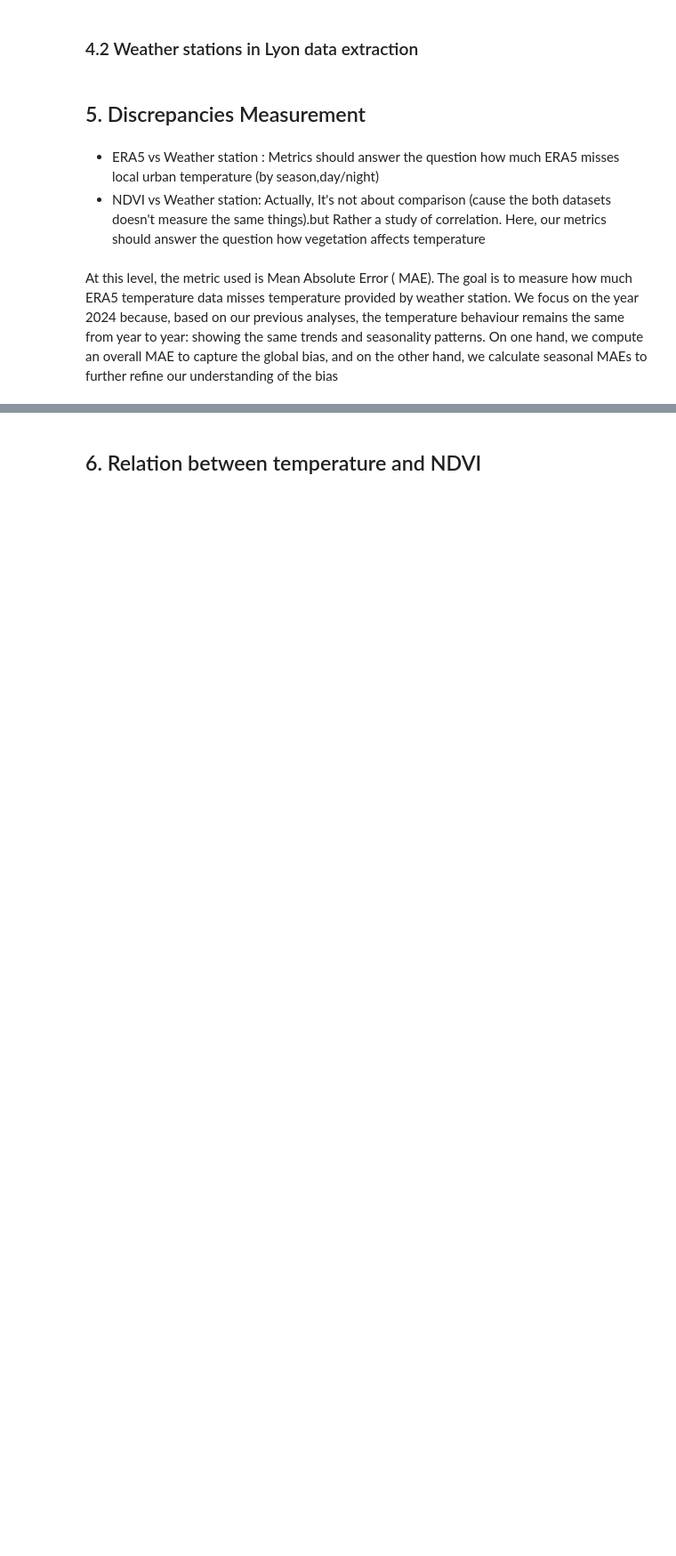
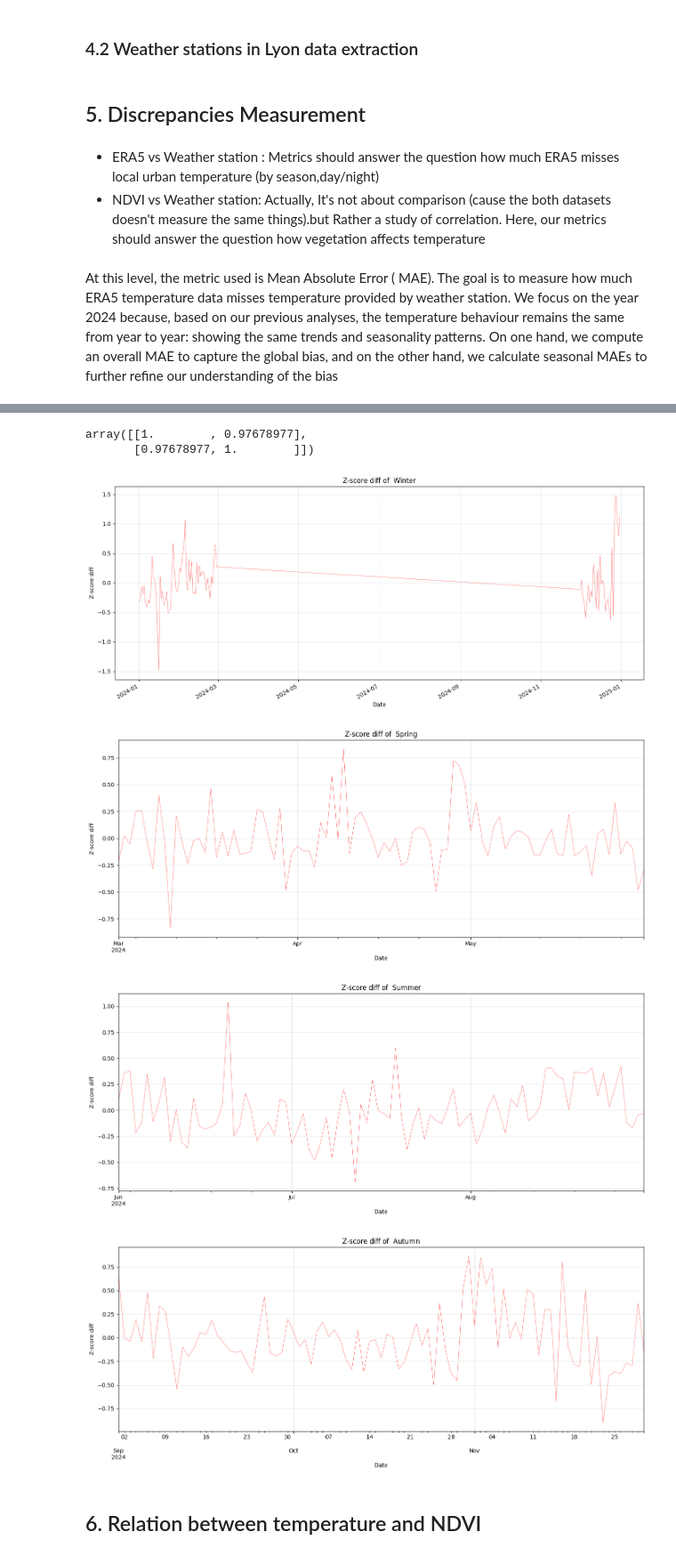
Before and after one commit to AlecNul/GenHack-Team28, a Jupyter notebook: src/week3_team28.ipynb, the cells around one changed output, grey strips where cells are left out. Shown: that part at 89% size. Cells and saved outputs as stored; diff of their text form; code cells hidden in the pictures; blank space fills up the shorter version.

```diff
--- a/src/week3_team28.ipynb
+++ b/src/week3_team28.ipynb
@@ -301,0 +277,9 @@ Autumn           NaN                0         272.727                91
+# %%
+def compute_zscore(station_data):
+    return (station_data-station_data.mean())/station_data.std()
+# %%
+def compute_zscore_diff(data):
+    return compute_zscore(data['ERA5'])-compute_zscore(data['Weather Station'])
+# %%
+def compute_correlation(data):
+    return np.corrcoef(data['ERA5'],data['Weather Station'])
@@ -302,3 +356,26 @@ Autumn           NaN                0         272.727                91
+# %%
+Pearson_corr = np.corrcoef(comparison_df['ERA5'],comparison_df['Weather Station'])
+Pearson_corr
+# %% [output]
+array([[1.        , 0.97678977],
+       [0.97678977, 1.        ]])
+# %%
+for season in ['Winter', 'Spring', 'Summer', 'Autumn']:
+    season_data = comparison_df[comparison_df['season'] == season]
+    zscore_diff = compute_zscore_diff(season_data)
+    plt.figure(figsize=(14, 6))
+    zscore_diff.plot(color='red', linewidth=0.5, alpha=0.7)
+    plt.title(f"Z-score diff of  {season}")
+    plt.ylabel("Z-score diff")
+    plt.xlabel("Date")
+    plt.grid(True, alpha=0.3)
+    plt.tight_layout()
+plt.show()
+# %% [output]
+[figure, added]
+[figure, added]
+[figure, added]
+[figure, added]
 # %% [markdown]
 ## 6. Relation between temperature and NDVI
 # %%
```
Also changed, not shown: parts of 12 cells of this notebook.
